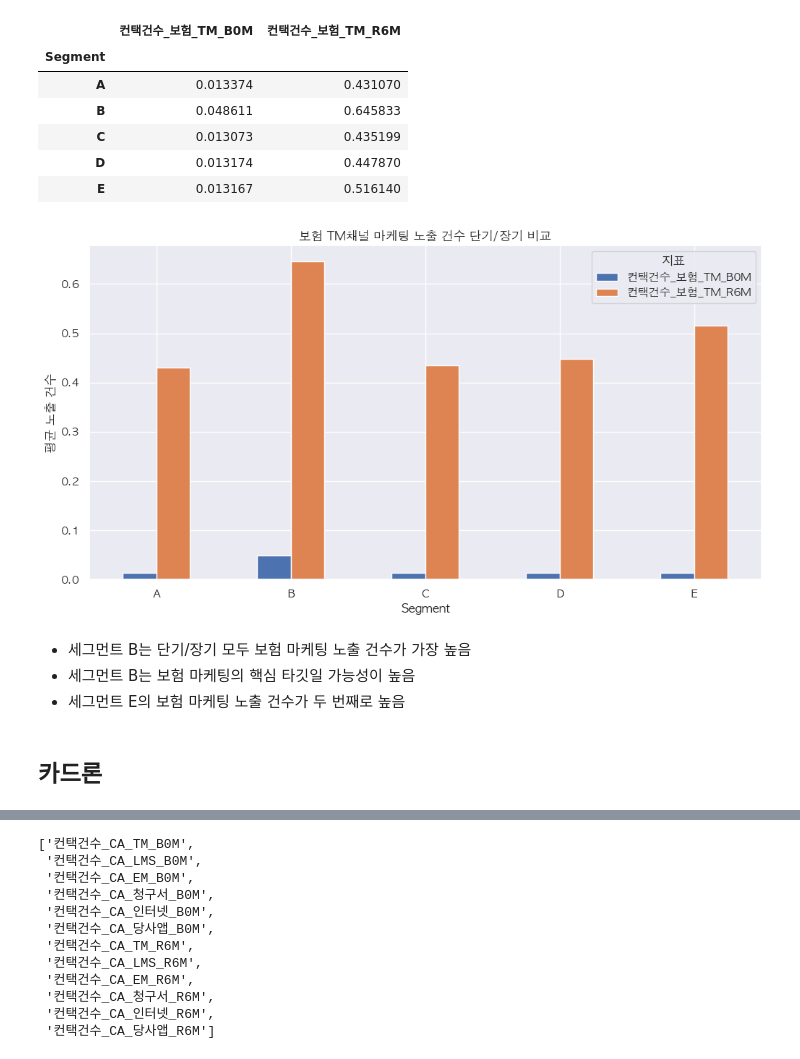
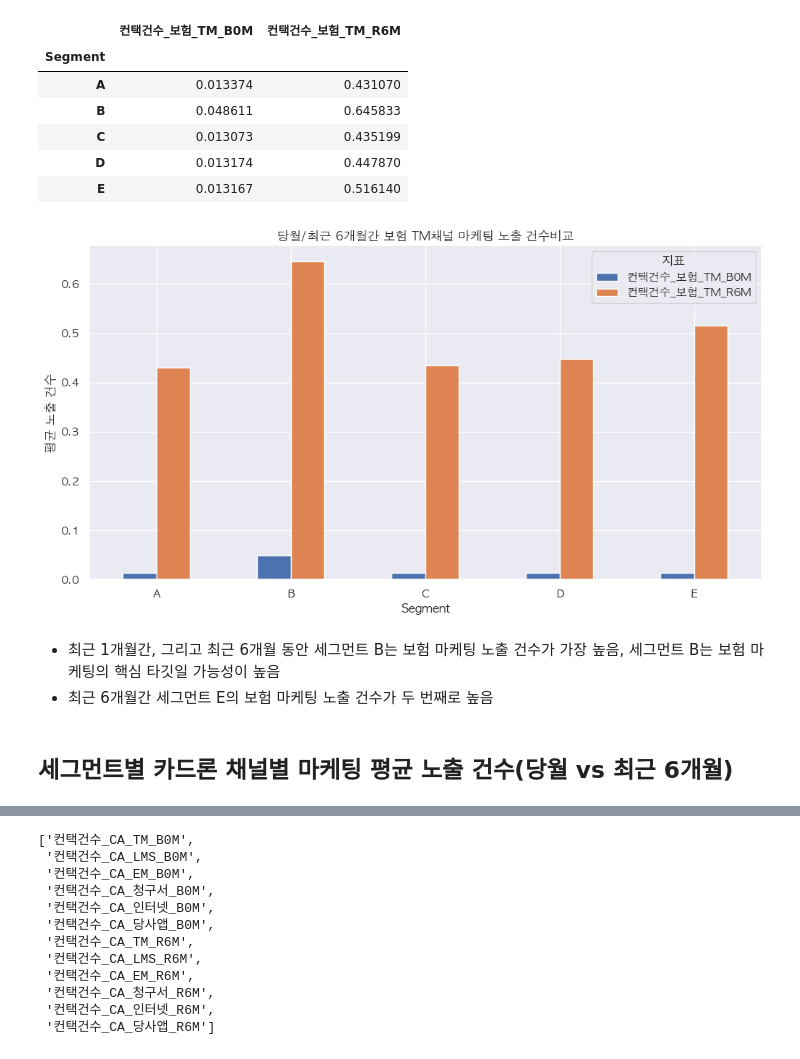
Before and after one commit to smileehahyun/final_project, a Jupyter notebook: 07_마케팅 정보_EDA.ipynb, the cells around one changed output, grey strips where cells are left out. Saved outputs shown, nothing was run; the diff lists cells and outputs as text; code cells hidden in the pictures.

```diff
--- a/07_마케팅 정보_EDA.ipynb
+++ b/07_마케팅 정보_EDA.ipynb
@@ -436,17 +438,16 @@ df.groupby('Segment')[['컨택건수_보험_TM_B0M', '컨택건수_보험_TM_R6M
 # %%
 insurance_mean = df.groupby('Segment')[['컨택건수_보험_TM_B0M', '컨택건수_보험_TM_R6M']].mean()
 insurance_mean.plot(kind='bar')
-plt.title('보험 TM채널 마케팅 노출 건수 단기/장기 비교')
+plt.title('당월/최근 6개월간 보험 TM채널 마케팅 노출 건수비교')
 plt.ylabel('평균 노출 건수')
 plt.xlabel('Segment')
 plt.xticks(rotation=0)
 plt.legend(title='지표')
 plt.show()
 # %% [output]
-[figure, old version]
+[figure, new version]
 # %% [markdown]
-- 세그먼트 B는 단기/장기 모두 보험 마케팅 노출 건수가 가장 높음
-- 세그먼트 B는 보험 마케팅의 핵심 타깃일 가능성이 높음
-- 세그먼트 E의 보험 마케팅 노출 건수가 두 번째로 높음
+- 최근 1개월간, 그리고 최근 6개월 동안 세그먼트 B는 보험 마케팅 노출 건수가 가장 높음, 세그먼트 B는 보험 마케팅의 핵심 타깃일 가능성이 높음
+- 최근 6개월간 세그먼트 E의 보험 마케팅 노출 건수가 두 번째로 높음
 # %% [markdown]
-## 카드론
+## 세그먼트별 카드론 채널별 마케팅 평균 노출 건수(당월 vs 최근 6개월)
```
Also changed, not shown: parts of 48 cells of this notebook.
